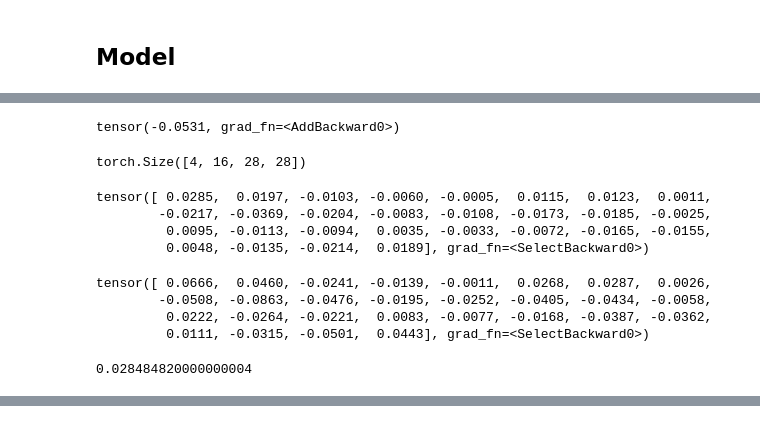
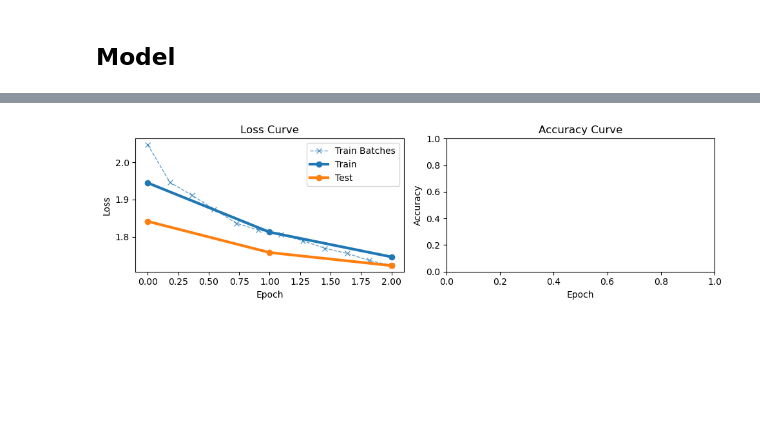
Before and after one commit to Ataago-AI/NN-Deep-Learning, a Jupyter notebook: assignment/NN_DL_Assignment_1.ipynb, the cells around one changed output, grey strips where cells are left out. Cells and saved outputs as stored; diff of their text form; code cells hidden in the pictures; blank space fills up the shorter version.

```diff
--- a/assignment/NN_DL_Assignment_1.ipynb
+++ b/assignment/NN_DL_Assignment_1.ipynb
@@ -721,31 +501,6 @@ tensor(-0.0531, grad_fn=<SelectBackward0>)
-# %%
-o = 0
-
-for i in range(len(outs)):
-  o += outs[i][0][1][1][1]
-
-o
-# %% [output]
-tensor(-0.0531, grad_fn=<AddBackward0>)
-# %%
-(a.reshape(BATCH_SIZE, 1, 1, 1)*c_out).shape
-# %% [output]
-torch.Size([4, 16, 28, 28])
-# %%
-(a.reshape(4, 1, 1, 1)*c_out)[1][1][10]
-# %% [output]
-tensor([ 0.0285,  0.0197, -0.0103, -0.0060, -0.0005,  0.0115,  0.0123,  0.0011,
-        -0.0217, -0.0369, -0.0204, -0.0083, -0.0108, -0.0173, -0.0185, -0.0025,
-         0.0095, -0.0113, -0.0094,  0.0035, -0.0033, -0.0072, -0.0165, -0.0155,
-         0.0048, -0.0135, -0.0214,  0.0189], grad_fn=<SelectBackward0>)
-# %%
-c_out[1][1][10]
-# %% [output]
-tensor([ 0.0666,  0.0460, -0.0241, -0.0139, -0.0011,  0.0268,  0.0287,  0.0026,
-        -0.0508, -0.0863, -0.0476, -0.0195, -0.0252, -0.0405, -0.0434, -0.0058,
-         0.0222, -0.0264, -0.0221,  0.0083, -0.0077, -0.0168, -0.0387, -0.0362,
-         0.0111, -0.0315, -0.0501,  0.0443], grad_fn=<SelectBackward0>)
-# %%
-0.4277*0.0666
-# %% [output]
-0.028484820000000004
+# %%
+trainer.epochs = 3
+
+trainer.train(use_gpu=USE_GPU)
+trainer.plot()
+# %% [output]
@@ -751,0 +529 @@ tensor([ 0.0666,  0.0460, -0.0241, -0.0139, -0.0011,  0.0268,  0.0287,  0.0026,
+[figure, added]
```
Also changed, not shown: parts of 25 cells of this notebook.
